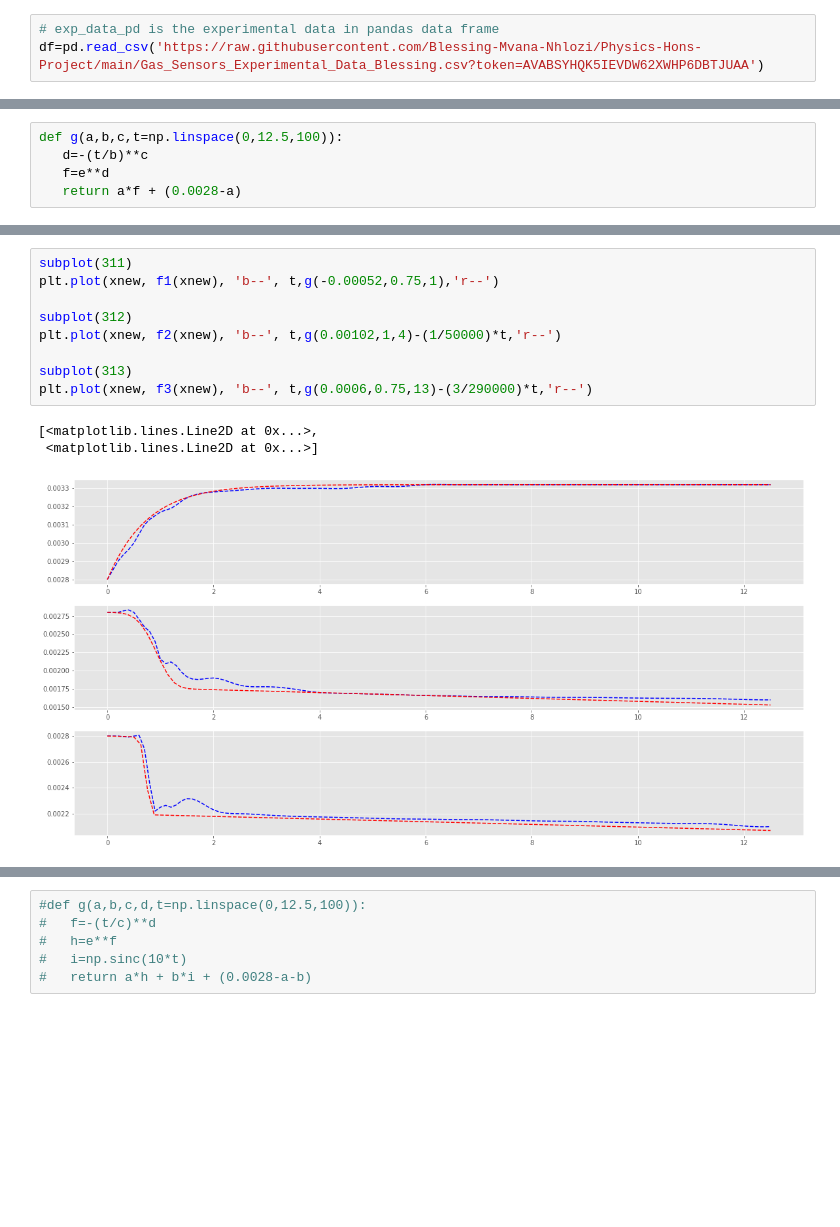
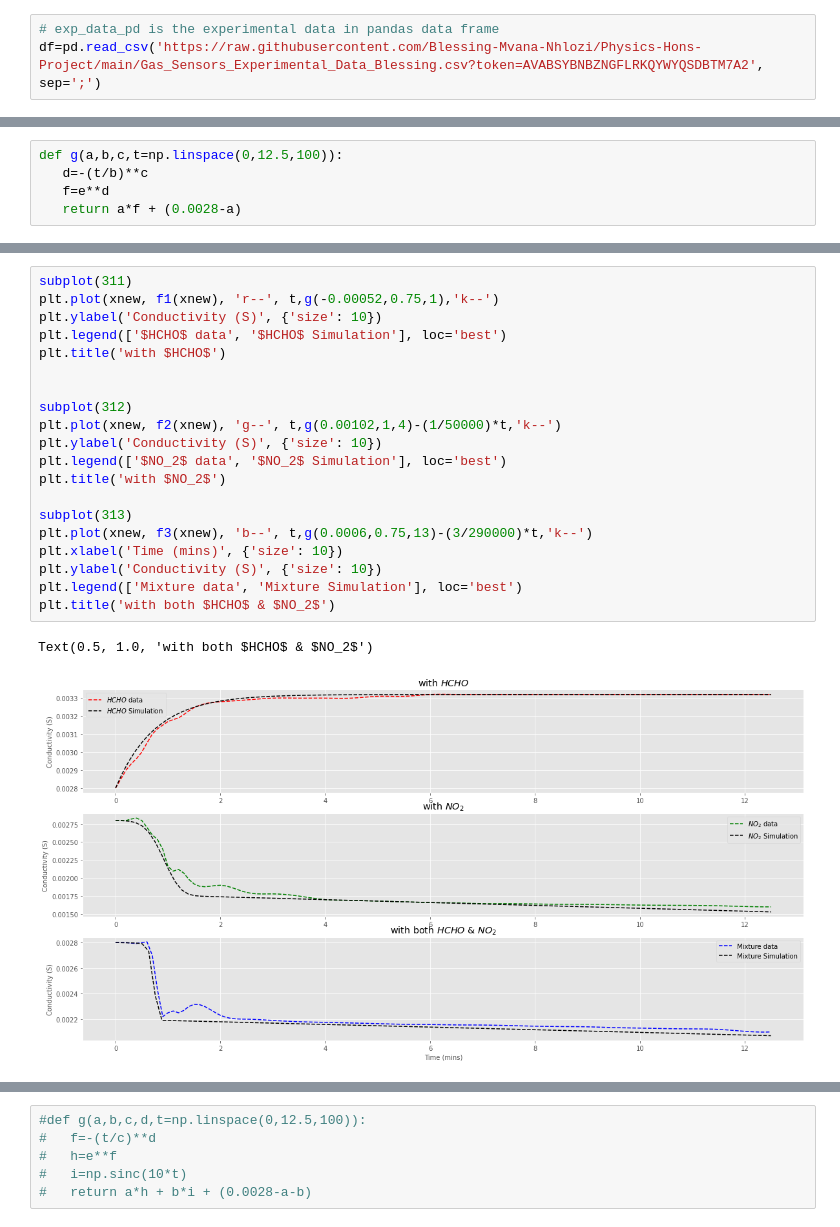
Before and after one commit to Blessing-Mvana-Nhlozi/Physics-Hons-Project, a Jupyter notebook: Gas_Sensor_Conductivity_Simulation.ipynb, the cells around one changed output, grey strips where cells are left out. Cells and saved outputs as stored; diff of their text form; blank space fills up the shorter version.

```diff
--- a/Gas_Sensor_Conductivity_Simulation.ipynb
+++ b/Gas_Sensor_Conductivity_Simulation.ipynb
@@ -24,4 +24,4 @@ Populating the interactive namespace from numpy and matplotlib
 ##Loading Data
 # %%
 # exp_data_pd is the experimental data in pandas data frame
-df=pd.read_csv('https://raw.githubusercontent.com/Blessing-Mvana-Nhlozi/Physics-Hons-Project/main/Gas_Sensors_Experimental_Data_Blessing.csv?token=AVABSYHQK5IEVDW62XWHP6DBTJUAA')
+df=pd.read_csv('https://raw.githubusercontent.com/Blessing-Mvana-Nhlozi/Physics-Hons-Project/main/Gas_Sensors_Experimental_Data_Blessing.csv?token=AVABSYBNBZNGFLRKQYWYQSDBTM7A2', sep=';')
@@ -248,13 +353,23 @@ def g(a,b,c,t=np.linspace(0,12.5,100)):
 # %%
 subplot(311)
-plt.plot(xnew, f1(xnew), 'b--', t,g(-0.00052,0.75,1),'r--')
+plt.plot(xnew, f1(xnew), 'r--', t,g(-0.00052,0.75,1),'k--')
+plt.ylabel('Conductivity (S)', {'size': 10})
+plt.legend(['$HCHO$ data', '$HCHO$ Simulation'], loc='best')
+plt.title('with $HCHO$')
+
 
 subplot(312)
-plt.plot(xnew, f2(xnew), 'b--', t,g(0.00102,1,4)-(1/50000)*t,'r--')
+plt.plot(xnew, f2(xnew), 'g--', t,g(0.00102,1,4)-(1/50000)*t,'k--')
+plt.ylabel('Conductivity (S)', {'size': 10})
+plt.legend(['$NO_2$ data', '$NO_2$ Simulation'], loc='best')
+plt.title('with $NO_2$')
 
 subplot(313)
-plt.plot(xnew, f3(xnew), 'b--', t,g(0.0006,0.75,13)-(3/290000)*t,'r--')
+plt.plot(xnew, f3(xnew), 'b--', t,g(0.0006,0.75,13)-(3/290000)*t,'k--')
+plt.xlabel('Time (mins)', {'size': 10})
+plt.ylabel('Conductivity (S)', {'size': 10})
+plt.legend(['Mixture data', 'Mixture Simulation'], loc='best')
+plt.title('with both $HCHO$ & $NO_2$')
 # %% [output]
-[<matplotlib.lines.Line2D at 0x...>,
- <matplotlib.lines.Line2D at 0x...>]
+Text(0.5, 1.0, 'with both $HCHO$ & $NO_2$')
-[figure, old version]
+[figure, new version]
```
Also changed, not shown: parts of 14 cells of this notebook.
